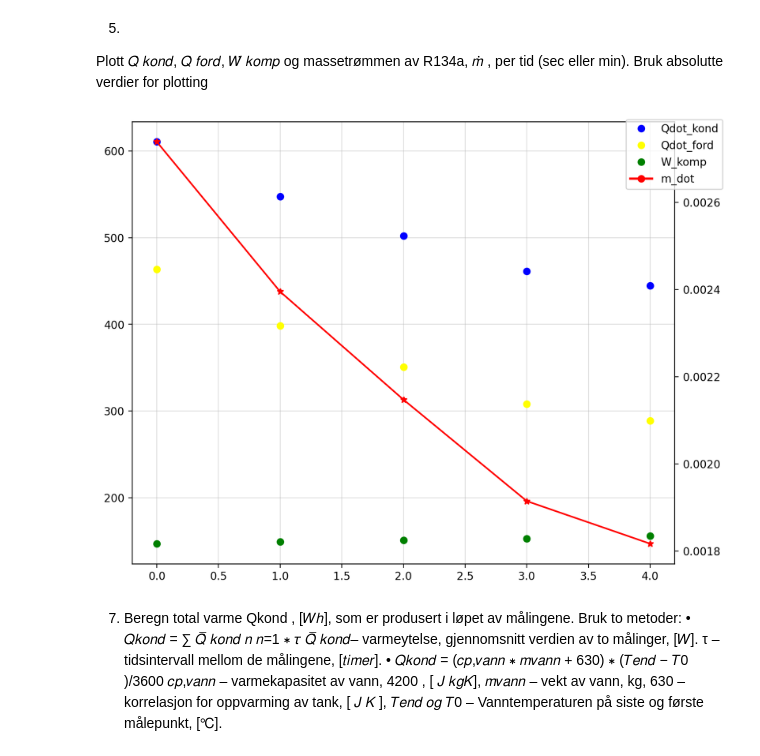
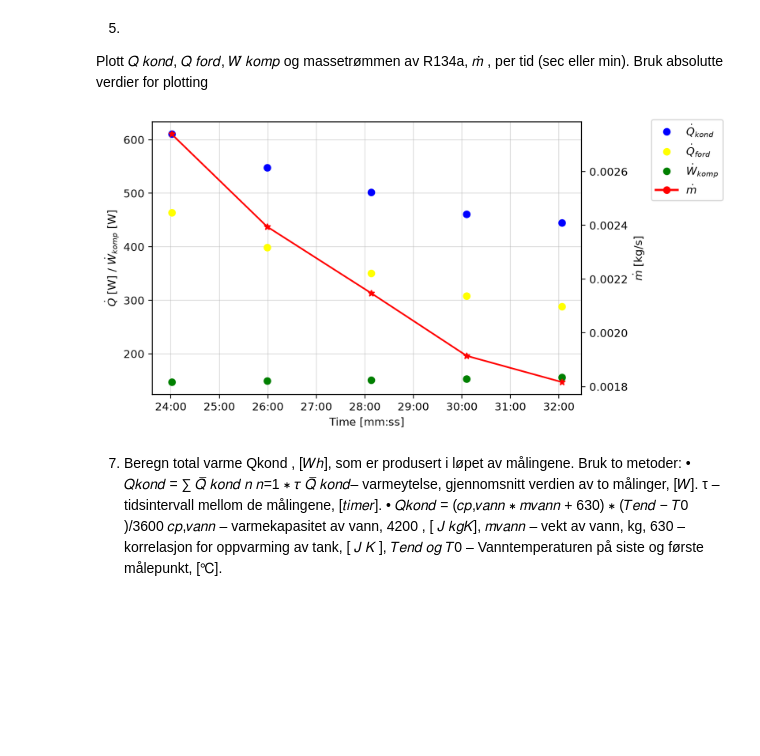
Before and after one commit to DoubleFFWasTaken/TermoLab-gh, a Jupyter notebook: TermolabGr19python.ipynb, the cells around one changed output. Drawn from its saved outputs; the diff is of its cells as text; code cells hidden in the pictures; blank space fills up the shorter version.

```diff
--- a/TermolabGr19python.ipynb
+++ b/TermolabGr19python.ipynb
@@ -234,33 +229,40 @@ absolutte verdier for plotting
 # %%
 import matplotlib.pyplot as plt
 from matplotlib.lines import Line2D
+import matplotlib.dates as mdates #help from AI for formatting time on x-axis
 
-x = range(len(res_ford_man["Qdot_kond"]))
 
-fig, ax1 = plt.subplots(figsize=(8,6), dpi=200, layout="constrained")
+x = res_ford_man["time"]
+
+fig, ax1 = plt.subplots(figsize=(8,4), dpi=200, layout="constrained")
 ax2 = ax1.twinx()
 
 
 ax1.plot(x,res_ford_man["Qdot_kond"],"o", label = "Qdot_kond", color="blue" )
 ax1.plot(x,res_ford_man["Qdot_ford"],"o", label = "Qdot_ford", color="yellow" )
 ax1.plot(x,res_ford_man["W_komp"],"o", label = "W_komp", color="green")
 ax2.plot(x,res_ford_man["m_dot"], "-*", label = "m_dot", color="red" )
+ax1.xaxis.set_major_formatter(mdates.DateFormatter("%M:%S"))
+ax1.set_xlabel("Time [mm:ss]")
+ax1.set_ylabel(r"$\dot{Q}$ [W] / $\dot{W}_{komp}$ [W]")
+ax2.set_ylabel(r"$\dot{m}$ [kg/s]")
+
 
 ax1.grid(alpha = 0.4)
 
 handles = [
-    Line2D([], [], ls="", marker="o",  color="blue",   label="Qdot_kond"),
-    Line2D([], [], ls="", marker="o",  color="yellow", label="Qdot_ford"),
-    Line2D([], [], ls="", marker="o",  color="green",   label="W_komp"),
-    Line2D([], [], ls="-", lw=2, marker="o",  color="red", label="m_dot"),
+    Line2D([], [], ls="", marker="o",  color="blue",   label=r"$\dot{Q}_{kond}$"),
+    Line2D([], [], ls="", marker="o",  color="yellow", label=r"$\dot{Q}_{ford}$"),
+    Line2D([], [], ls="", marker="o",  color="green",   label=r"$\dot{W}_{komp}$"),
+    Line2D([], [], ls="-", lw=2, marker="o",  color="red", label=r"$\dot{m}$"),
 ]
-fig.legend(handles=handles, loc="upper right")
+fig.legend(handles=handles, loc="outside right upper")
 
 
 
 plt.show()
 # %% [output]
-[figure, old version]
+[figure, new version]
 # %% [markdown]
 7. Beregn total varme Qkond , [𝑊ℎ], som er produsert i løpet av målingene. Bruk to metoder:
 • 𝑄𝑘𝑜𝑛𝑑 = ∑ 𝑄̅̇
```
Also changed, not shown: parts of 5 cells of this notebook.
